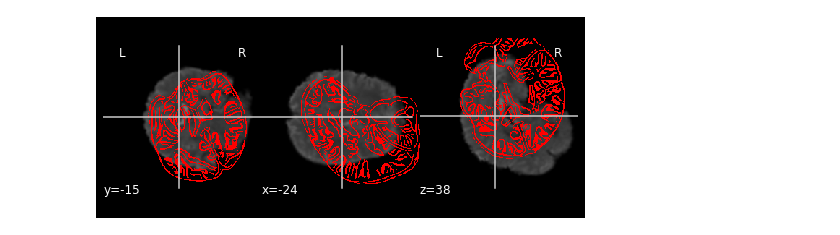
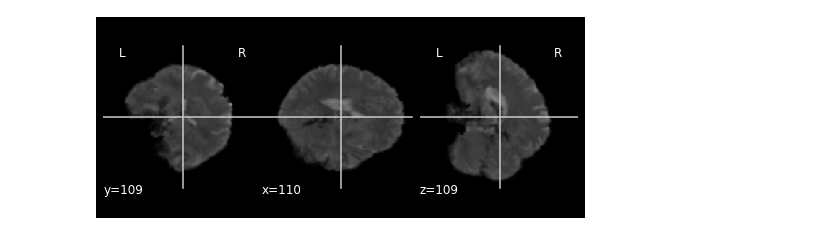
Before and after one commit to SIMEXP/DeepNeuroAN, a Jupyter notebook: notebooks/dice_callback.ipynb, the cells around one changed output. Cells and saved outputs as stored; diff of their text form; code cells hidden in the pictures.

Commit message:
adding new notebooks, improving data science

```diff
--- a/notebooks/dice_callback.ipynb
+++ b/notebooks/dice_callback.ipynb
@@ -33,6 +37,6 @@ list_files = list(list_files_tmp)
 bs = 2
 ncpu = 1
 np.random.seed(0)
-params_gen = dict(list_files=list_files, template_file=template_filepath, batch_size=bs, avail_cores=ncpu)
-valid_gen = DataGenerator(partition="valid", **params_gen)
+params_gen = dict(list_files=list_files, template_file=template_filepath, batch_size=bs, avail_cores=ncpu, is_unsupervised=True)
+gen = DataGenerator(partition="all", **params_gen)
 # %%
@@ -45,22 +47,34 @@ ValueError: Unknown config_item: GlorotUniform
 # %%
 ref_grid = create_ref_grid()
 
-# tmp
-batch = 0
+# select which idx and batch to take
+batch = 1
+idx = 1
 
-moving = valid_gen.__getitem__(0)[0][:, :, :, :,0][batch,]
+filename = gen.get_files_batch(idx)[batch] + ".txt"
+print(filename)
+fixed = gen.__getitem__(idx)[0][0][batch, :, :, :, 0]
+moving = gen.__getitem__(idx)[0][1][batch, :, :, :, 0]
 mini = np.min(moving)
-fixed = valid_gen.__getitem__(0)[0][:, :, :, :,1][batch,]
-moving = sitk.GetImageFromArray(moving)
-moving.SetOrigin(ref_grid.GetOrigin())
-moving.SetSpacing(ref_grid.GetSpacing())
-moving.SetDirection(ref_grid.GetDirection())
+moving_sitk = sitk.GetImageFromArray(moving)
+moving_sitk.SetOrigin(ref_grid.GetOrigin())
+moving_sitk.SetSpacing(ref_grid.GetSpacing())
+moving_sitk.SetDirection(ref_grid.GetDirection())
 
 # moving = sitk.ReadImage(valid_gen.get_target_files_batch(0)[batch] + ".nii.gz", sitk.sitkFloat32)
 # fixed = sitk.ReadImage(valid_gen.get_files_batch(0)[batch] + ".nii.gz", sitk.sitkFloat32)
 # t_rigid = model.predict(x=valid_gen.__getitem__(0)[0], use_multiprocessing=False, verbose=0)[batch,]
-t_rigid = valid_gen.__getitem__(0)[1][batch,]
-registered_moving = utils.transform_volume(moving, ref_grid, interp=sitk.sitkBSplineResampler, rigid=t_rigid)
+# t_rigid = valid_gen.__getitem__(0)[1][batch,]
+t_rigid = utils.load_trf_file(filename)
+t_rigid_inv = (-1)*np.copy(t_rigid)
+q_norm = t_rigid[0]**2 + t_rigid[1]**2 + t_rigid[2]**2 + t_rigid[3]**2
+t_rigid_inv[0] = t_rigid[0]/q_norm
+t_rigid_inv[1] = (-1)*t_rigid[1]/q_norm
+t_rigid_inv[2] = (-1)*t_rigid[2]/q_norm
+t_rigid_inv[3] = (-1)*t_rigid[3]/q_norm
+print(t_rigid_inv)
+
+registered_moving = utils.transform_volume(moving_sitk, ref_grid, interp=sitk.sitkBSplineResampler, rigid=t_rigid_inv)
 pred_mask = sitk.GetArrayFromImage(registered_moving) > 0
 truth_mask = fixed > 0
 # for i in range(all_gen.__len__()):
@@ -95,8 +164,5 @@ print(dice_loss_non_binary(fixed, sitk.GetArrayFromImage(registered_moving)))
 # %%
-background = nib.Nifti1Image(fixed, get_mni152_affine_nib())
-edges = nib.Nifti1Image(sitk.GetArrayFromImage(registered_moving), get_mni152_affine_nib())
-
+background = nib.Nifti1Image(moving, np.eye(4))
 display = plotting.plot_anat(background)
-display.add_edges(edges)
 # %% [output]
-[figure, old version]
+[figure, new version]
```
Also changed, not shown: parts of 9 cells of this notebook, 27 other files.
